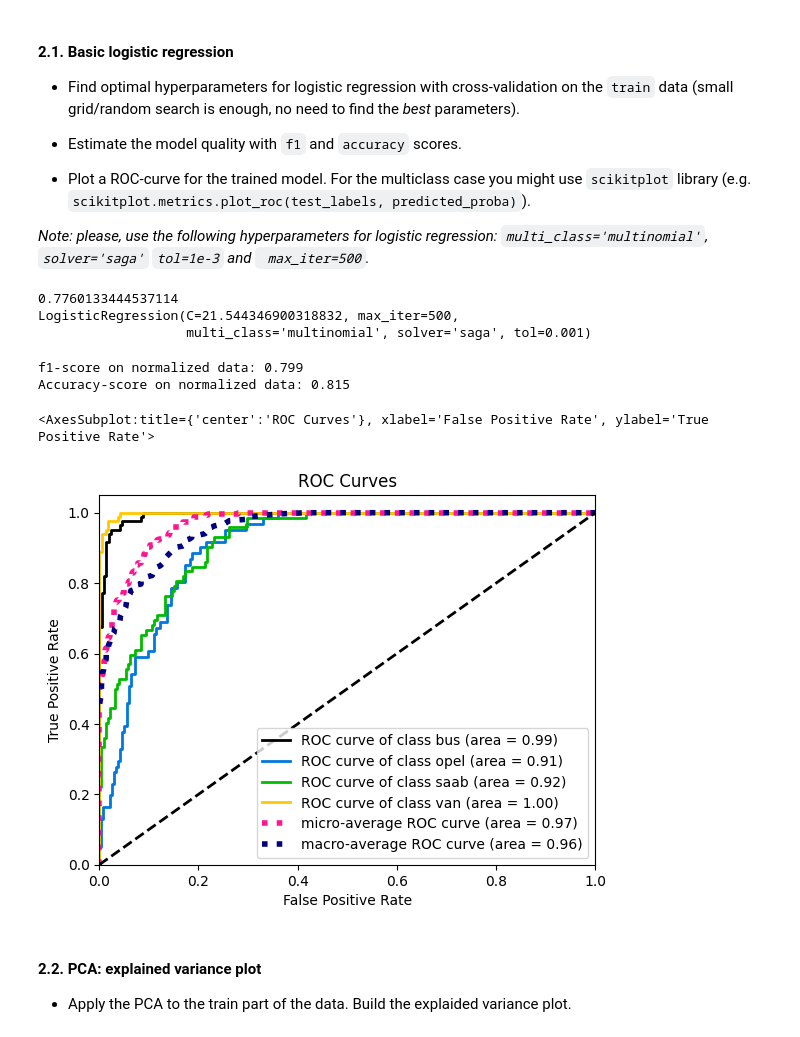
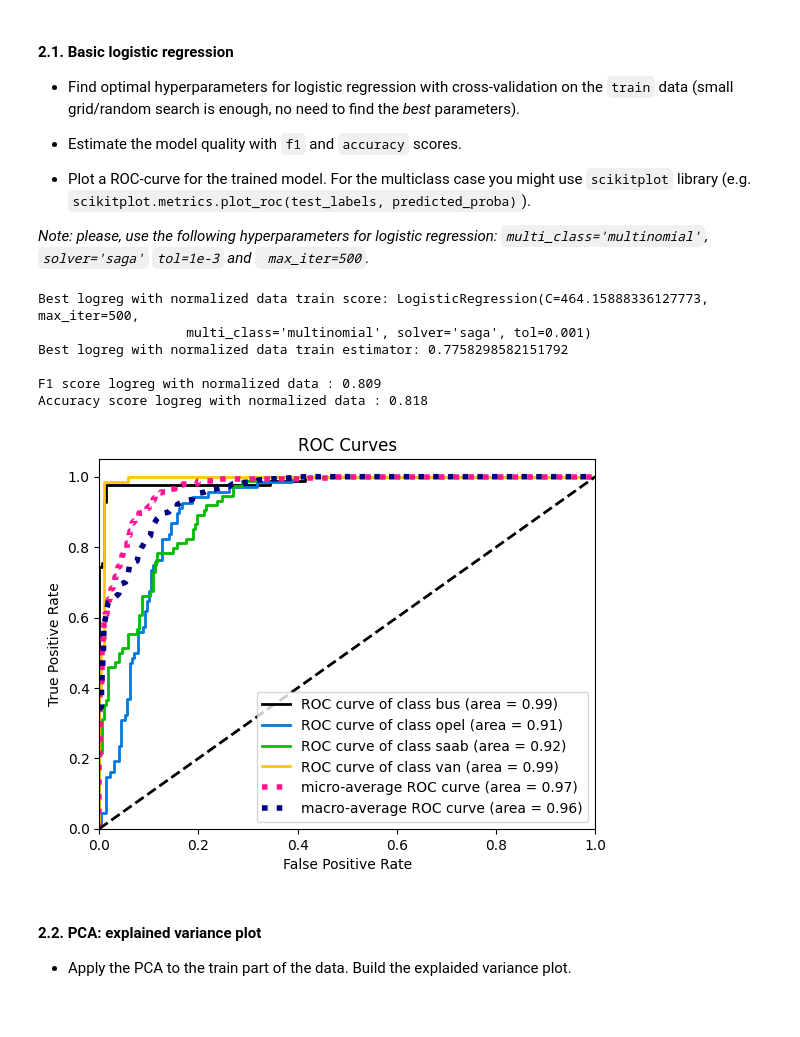
Before and after one commit to NikOrlov/ml_made, a Jupyter notebook: LAB01/Lab1_part2_ml_pipeline.ipynb, the cells around one changed output. Cells and saved outputs as stored; diff of their text form; code cells hidden in the pictures.

```diff
--- a/LAB01/Lab1_part2_ml_pipeline.ipynb
+++ b/LAB01/Lab1_part2_ml_pipeline.ipynb
@@ -116,3 +118,9 @@ X_train_norm = scaler.fit_transform(X_train)
+# %%
+pipe_norm = Pipeline([
+    ('norm', StandardScaler()),
+])
+# %%
+X_train_norm, X_test_norm = process_data(pipe_norm, X_train, X_test)
 # %% [markdown]
 #### 2.1. Basic logistic regression
 * Find optimal hyperparameters for logistic regression with cross-validation on the `train` data (small grid/random search is enough, no need to find the *best* parameters).
@@ -130,6 +139,6 @@ from sklearn.metrics import accuracy_score, f1_score, plot_roc_curve
 # %%
 def get_best_model(X, y, model, params, cv=5, info=''):
-    gs_model = GridSearchCV(model, param_grid=params, cv=cv, )
+    gs_model = GridSearchCV(model, param_grid=params, cv=cv)
     gs_model.fit(X, y)
 
     best_model = gs_model.best_estimator_
@@ -139,7 +148,7 @@ def get_best_model(X, y, model, params, cv=5, info=''):
     print(f'Best {info} train estimator: {best_score}\n')
     return best_model, best_score
 # %%
-def test_model(model, X, y, info=''):
+def test_model(model, X, y, info='', plot_curve=True):
     y_pred = model.predict(X)
     y_pred_proba = model.predict_proba(X)
 
@@ -148,4 +157,7 @@ def test_model(model, X, y, info=''):
 
     print(f'F1 score {info} : {f1}')
     print(f'Accuracy score {info} : {acc}\n')
+
+    if plot_curve:
+        scikitplot.metrics.plot_roc(y_test, y_pred_proba)
     return f1, acc
@@ -154,28 +164,21 @@ get_best_model(X, y, model, params, cv=5, info='')
 # %%
-cv = 5
-C_params = {'C': np.logspace(0, 3, num=10)}
+info_lorgreg_norm = 'logreg with normalized data'
+logreg_params = {'C': np.logspace(0, 3, num=10)}
 logreg = LogisticRegression(solver='saga', tol=1e-3, max_iter=500, multi_class='multinomial')
 
-gs_norm = GridSearchCV(logreg, C_params, cv=cv)
-gs_norm.fit(X_train_norm, y_train)
+logreg_norm, logreg_norm_score = get_best_model(X_train_norm,
+                                                y_train,
+                                                logreg,
+                                                logreg_params,
+                                                cv=5,
+                                                info=info_lorgreg_norm)
 
-print(gs_norm.best_score_)
-print(gs_norm.best_estimator_)
-logreg_norm = gs_norm.best_estimator_
+f1_logreg_norm, acc_logreg_norm = test_model(logreg_norm, X_test_norm, y_test, info=info_lorgreg_norm)
 # %% [output]
-0.7760133444537114
-LogisticRegression(C=21.544346900318832, max_iter=500,
+Best logreg with normalized data train score: LogisticRegression(C=464.15888336127773, max_iter=500,
                    multi_class='multinomial', solver='saga', tol=0.001)
+Best logreg with normalized data train estimator: 0.7758298582151792
+
+F1 score logreg with normalized data : 0.809
+Accuracy score logreg with normalized data : 0.818
+[figure, added]
-# %%
-X_test_norm = scaler.transform(X_test)
-y_pred = logreg_norm.predict(X_test_norm)
-y_pred_proba = logreg_norm.predict_proba(X_test_norm)
-
-f1_norm_res = np.round(f1_score(y_pred, y_test, average='macro'), 3)
-acc_norm_res = np.round(accuracy_score(y_pred, y_test), 3)
-
-print(f'f1-score on normalized data: {f1_norm_res}')
-print(f'Accuracy-score on normalized data: {acc_norm_res}')
-# %% [output]
-f1-score on normalized data: 0.799
-Accuracy-score on normalized data: 0.815
@@ -184,8 +185,3 @@ import scikitplot
-# %%
-scikitplot.metrics.plot_roc(y_test, y_pred_proba)
-# %% [output]
-<AxesSubplot:title={'center':'ROC Curves'}, xlabel='False Positive Rate', ylabel='True Positive Rate'>
-[figure, removed]
 # %%
 # You might use this command to install scikit-plot.
 # Warning, if you a running locally, don't call pip from within jupyter, call it from terminal in the corresponding
```
Also changed, not shown: parts of 59 cells of this notebook.
